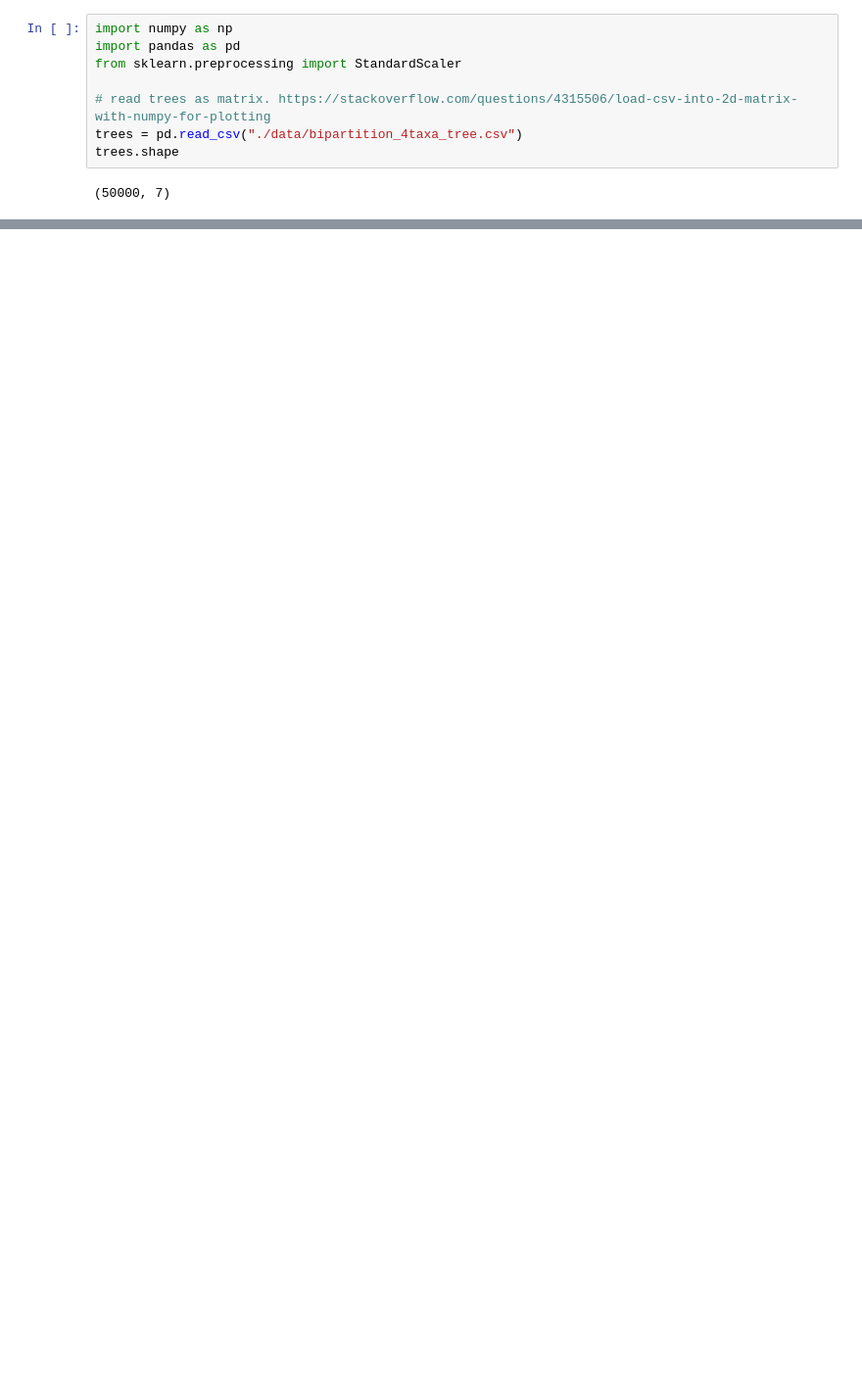
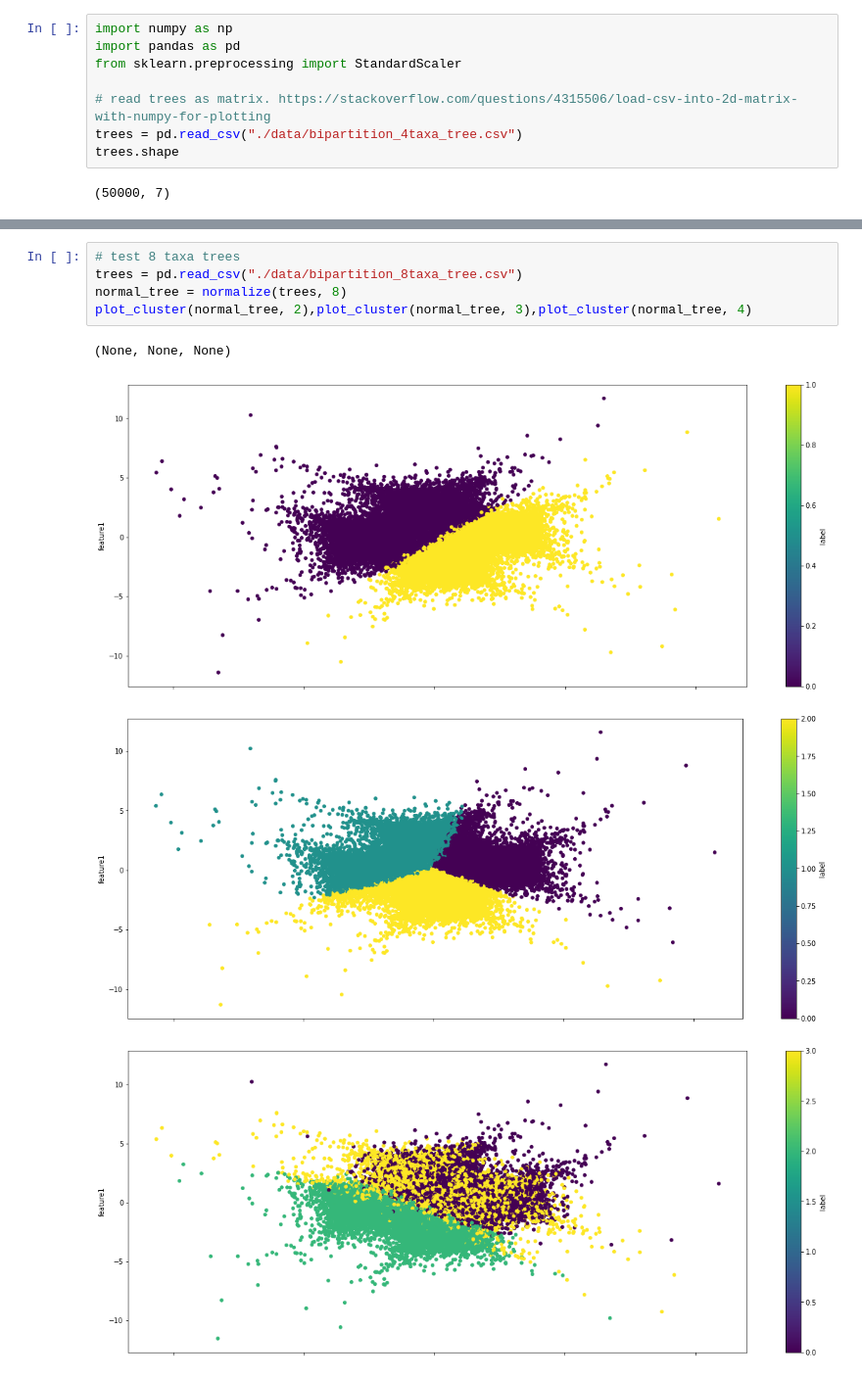
Before and after one commit to solislemuslab/PhyloClustering.jl, a Jupyter notebook: K-means-4taxa.ipynb, the cells around one changed output, grey strips where cells are left out. Shown at 98% size. Saved outputs shown, nothing was run; the diff lists cells and outputs as text; blank space fills up the shorter version.

```diff
--- a/K-means-4taxa.ipynb
+++ b/K-means-4taxa.ipynb
@@ -118,0 +147,10 @@ final_df.plot.scatter(x = "feature0", y = "feature1", c ='label',cmap="viridis",
+# %%
+# test 8 taxa trees
+trees = pd.read_csv("./data/bipartition_8taxa_tree.csv")
+normal_tree = normalize(trees, 8)
+plot_cluster(normal_tree, 2),plot_cluster(normal_tree, 3),plot_cluster(normal_tree, 4)
+# %% [output]
+(None, None, None)
+[figure, added]
+[figure, added]
+[figure, added]
```
Also changed, not shown: parts of 26 cells of this notebook, 1 other file.
